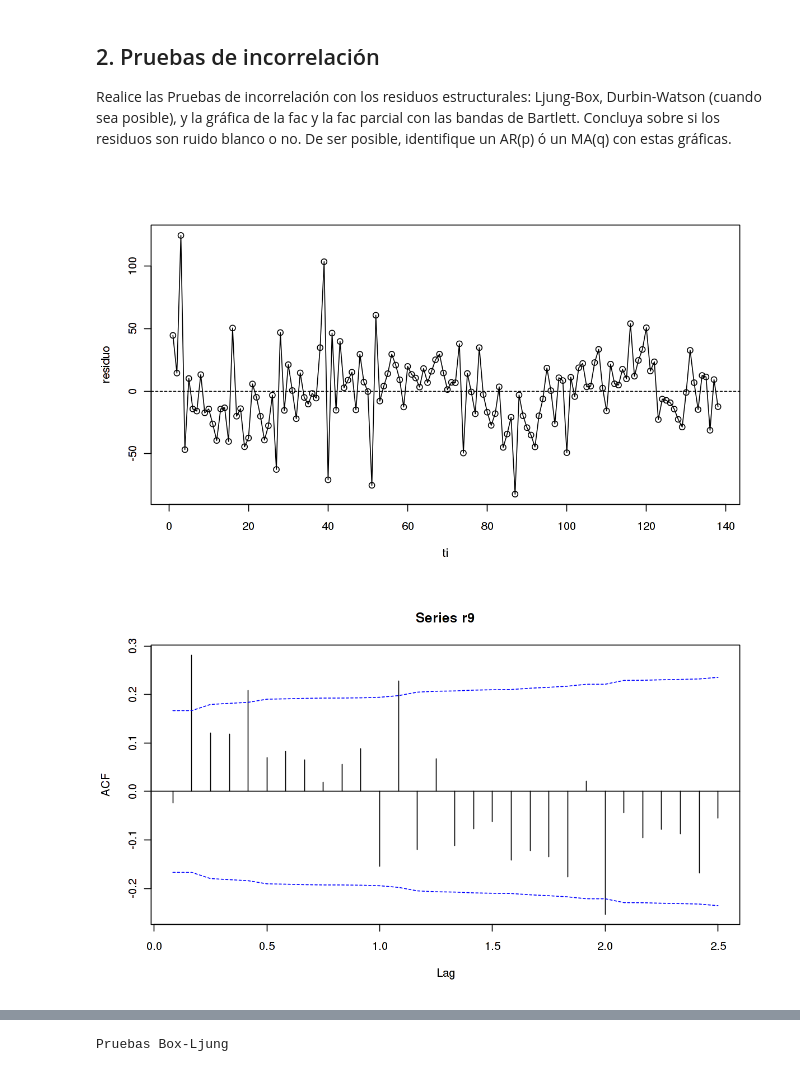
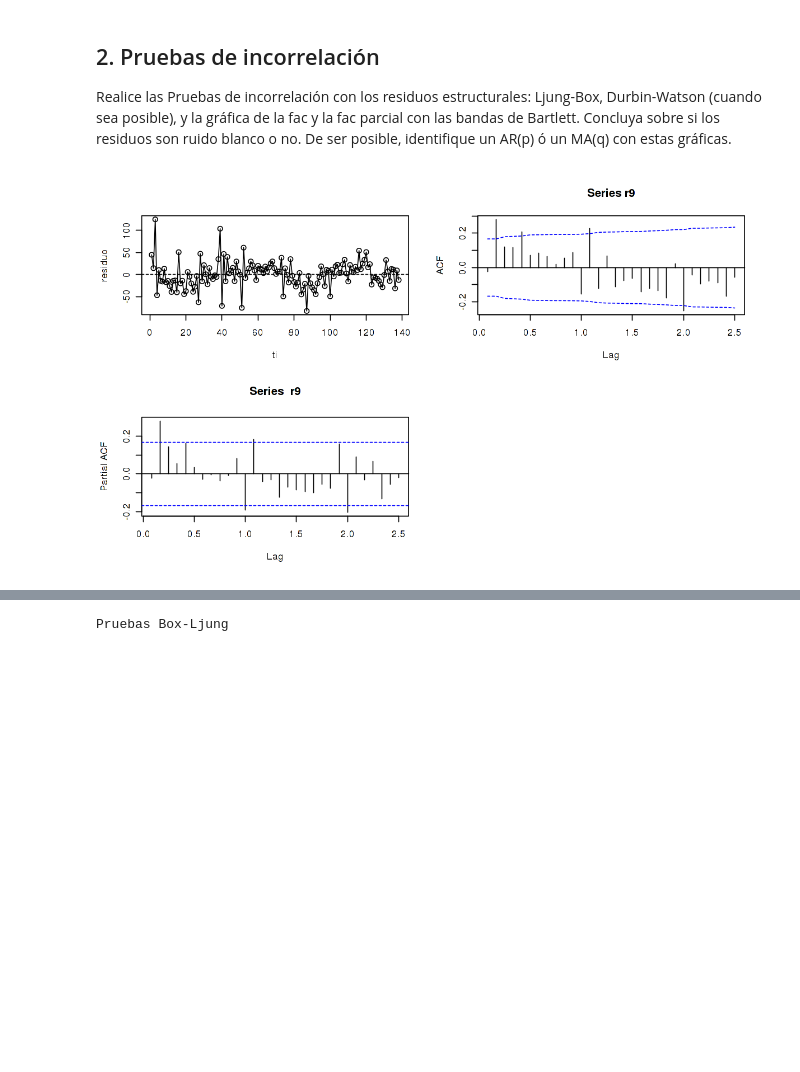
Before and after one commit to davidrivera62/Trabajo2, a Jupyter notebook: Trabajo 2.ipynb, the cells around one changed output, grey strips where cells are left out. Saved outputs shown, nothing was run; the diff lists cells and outputs as text; code cells hidden in the pictures; blank space fills up the shorter version.

```diff
--- a/Trabajo 2.ipynb
+++ b/Trabajo 2.ipynb
@@ -136,11 +137,10 @@ blanco o no. De ser posible, identifique un AR(p) ó un MA(q) con estas gráfica
 # %%
 #-------------graficar autocorrelacion (fac)
 
-par(mfrow=c(1,1))
+par(mfrow=c(2,2))
 plot(ti,r9,type='o',ylab='residuo')
 abline(h=0,lty=2)
 acf(r9,30,ci.type="ma")
-pacf(r9,30,ci.type='ma')
+pacf(r9,30)
 # %% [output]
-[figure, old version]
+[figure, new version]
-[figure, removed]
```
Also changed, not shown: parts of 13 cells of this notebook.
